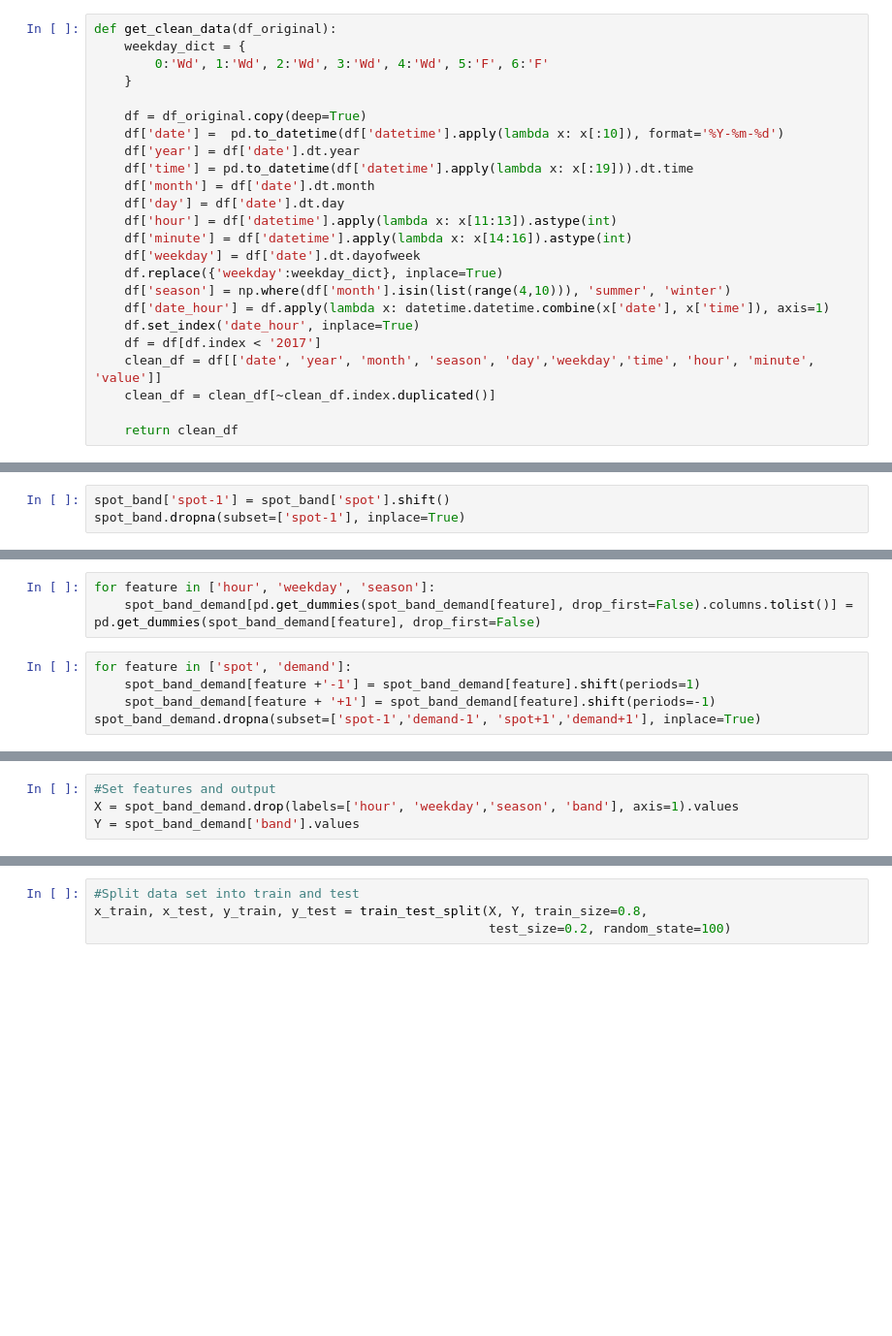
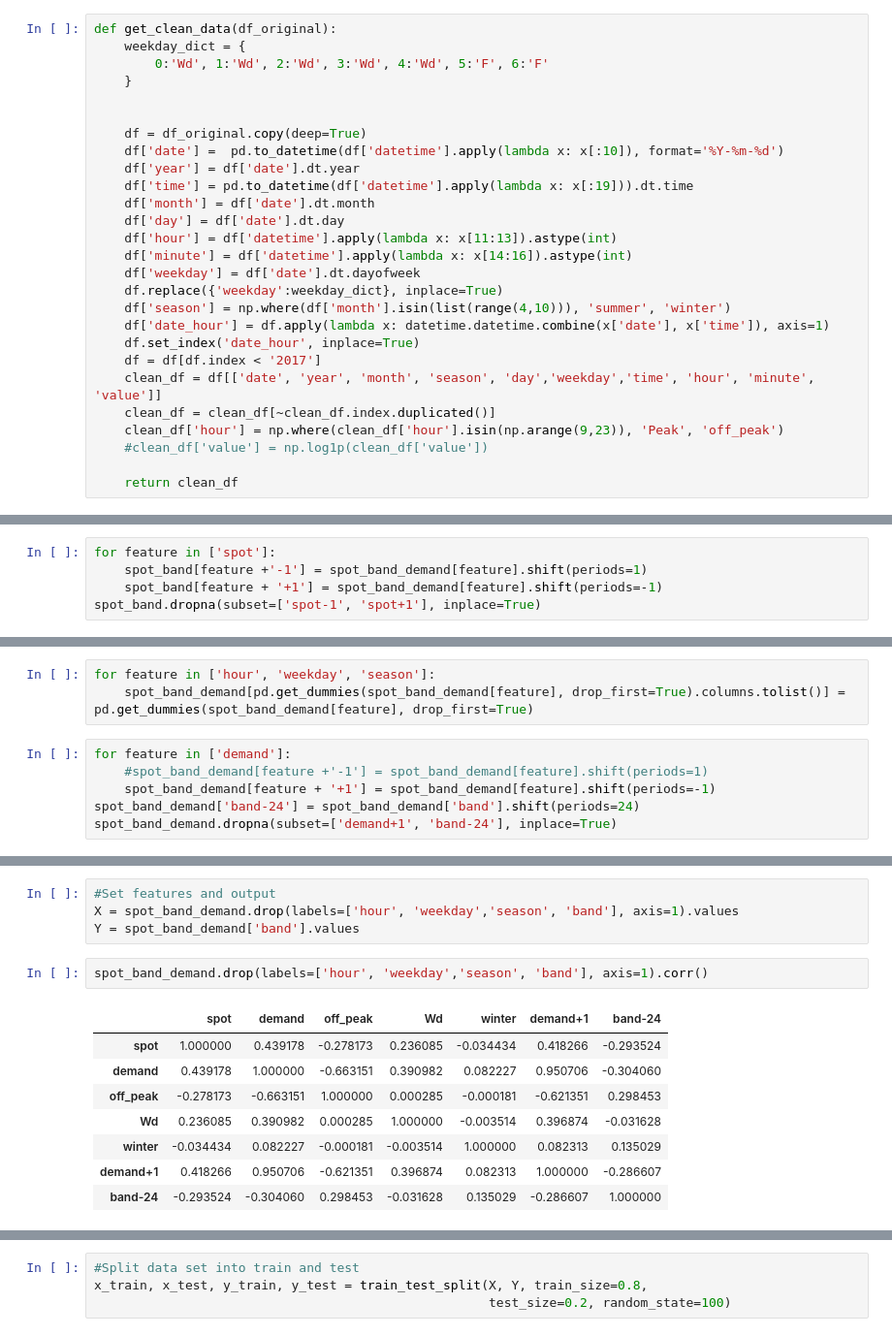
Before and after one commit to NonoMalpi/Secondary_band, a Jupyter notebook: Secondary band model.ipynb, the cells around one changed output, grey strips where cells are left out. Shown: that part at 97% size. Drawn from its saved outputs; the diff is of its cells as text; blank space fills up the shorter version.

Commit message:
Secondary band model with visualization

```diff
--- a/Secondary band model.ipynb
+++ b/Secondary band model.ipynb
@@ -13,6 +13,7 @@ def get_clean_data(df_original):
     weekday_dict = {
         0:'Wd', 1:'Wd', 2:'Wd', 3:'Wd', 4:'Wd', 5:'F', 6:'F'
     }
+
 
     df = df_original.copy(deep=True)
     df['date'] =  pd.to_datetime(df['datetime'].apply(lambda x: x[:10]), format='%Y-%m-%d')
@@ -30,6 +31,8 @@ def get_clean_data(df_original):
     df = df[df.index < '2017']
     clean_df = df[['date', 'year', 'month', 'season', 'day','weekday','time', 'hour', 'minute', 'value']]
     clean_df = clean_df[~clean_df.index.duplicated()]
+    clean_df['hour'] = np.where(clean_df['hour'].isin(np.arange(9,23)), 'Peak', 'off_peak')
+    #clean_df['value'] = np.log1p(clean_df['value'])
 
     return clean_df
 # %% [markdown]
@@ -54,8 +57,10 @@ spot_band = spot_band[['hour', 'weekday', 'season', 'spot', 'band']]
 for feature in ['hour', 'weekday', 'season']:
     spot_band[pd.get_dummies(spot_band[feature], drop_first=False).columns.tolist()] = pd.get_dummies(spot_band[feature], drop_first=False)
 # %%
-spot_band['spot-1'] = spot_band['spot'].shift()
-spot_band.dropna(subset=['spot-1'], inplace=True)
+for feature in ['spot']:
+    spot_band[feature +'-1'] = spot_band_demand[feature].shift(periods=1)
+    spot_band[feature + '+1'] = spot_band_demand[feature].shift(periods=-1)
+spot_band.dropna(subset=['spot-1', 'spot+1'], inplace=True)
 # %% [markdown]
 ### df with secondary band, spot price and demand
 # %%
@@ -69,12 +74,13 @@ spot_band_demand = spot_band_demand.merge(demand[['demand']], how='left', left_i
 spot_band_demand = spot_band_demand[['hour', 'weekday', 'season', 'spot','demand', 'band']]
 # %%
 for feature in ['hour', 'weekday', 'season']:
-    spot_band_demand[pd.get_dummies(spot_band_demand[feature], drop_first=False).columns.tolist()] = pd.get_dummies(spot_band_demand[feature], drop_first=False)
+    spot_band_demand[pd.get_dummies(spot_band_demand[feature], drop_first=True).columns.tolist()] = pd.get_dummies(spot_band_demand[feature], drop_first=True)
 # %%
-for feature in ['spot', 'demand']:
-    spot_band_demand[feature +'-1'] = spot_band_demand[feature].shift(periods=1)
+for feature in ['demand']:
+    #spot_band_demand[feature +'-1'] = spot_band_demand[feature].shift(periods=1)
     spot_band_demand[feature + '+1'] = spot_band_demand[feature].shift(periods=-1)
-spot_band_demand.dropna(subset=['spot-1','demand-1', 'spot+1','demand+1'], inplace=True)
+spot_band_demand['band-24'] = spot_band_demand['band'].shift(periods=24)
+spot_band_demand.dropna(subset=['demand+1', 'band-24'], inplace=True)
 # %% [markdown]
 ### Decision tree
 # %%
@@ -85,3 +92,14 @@ from sklearn.metrics import mean_squared_error, mean_absolute_error
 #Set features and output
 X = spot_band_demand.drop(labels=['hour', 'weekday','season', 'band'], axis=1).values
 Y = spot_band_demand['band'].values
+# %%
+spot_band_demand.drop(labels=['hour', 'weekday','season', 'band'], axis=1).corr()
+# %% [output]
+|  | spot | demand | off_peak | Wd | winter | demand+1 | band-24 |
+| spot | 1.000000 | 0.439178 | -0.278173 | 0.236085 | -0.034434 | 0.418266 | -0.293524 |
+| demand | 0.439178 | 1.000000 | -0.663151 | 0.390982 | 0.082227 | 0.950706 | -0.304060 |
+| off_peak | -0.278173 | -0.663151 | 1.000000 | 0.000285 | -0.000181 | -0.621351 | 0.298453 |
+| Wd | 0.236085 | 0.390982 | 0.000285 | 1.000000 | -0.003514 | 0.396874 | -0.031628 |
+| winter | -0.034434 | 0.082227 | -0.000181 | -0.003514 | 1.000000 | 0.082313 | 0.135029 |
+| demand+1 | 0.418266 | 0.950706 | -0.621351 | 0.396874 | 0.082313 | 1.000000 | -0.286607 |
+| band-24 | -0.293524 | -0.304060 | 0.298453 | -0.031628 | 0.135029 | -0.286607 | 1.000000 |
```
Also changed, not shown: parts of 22 cells of this notebook.
